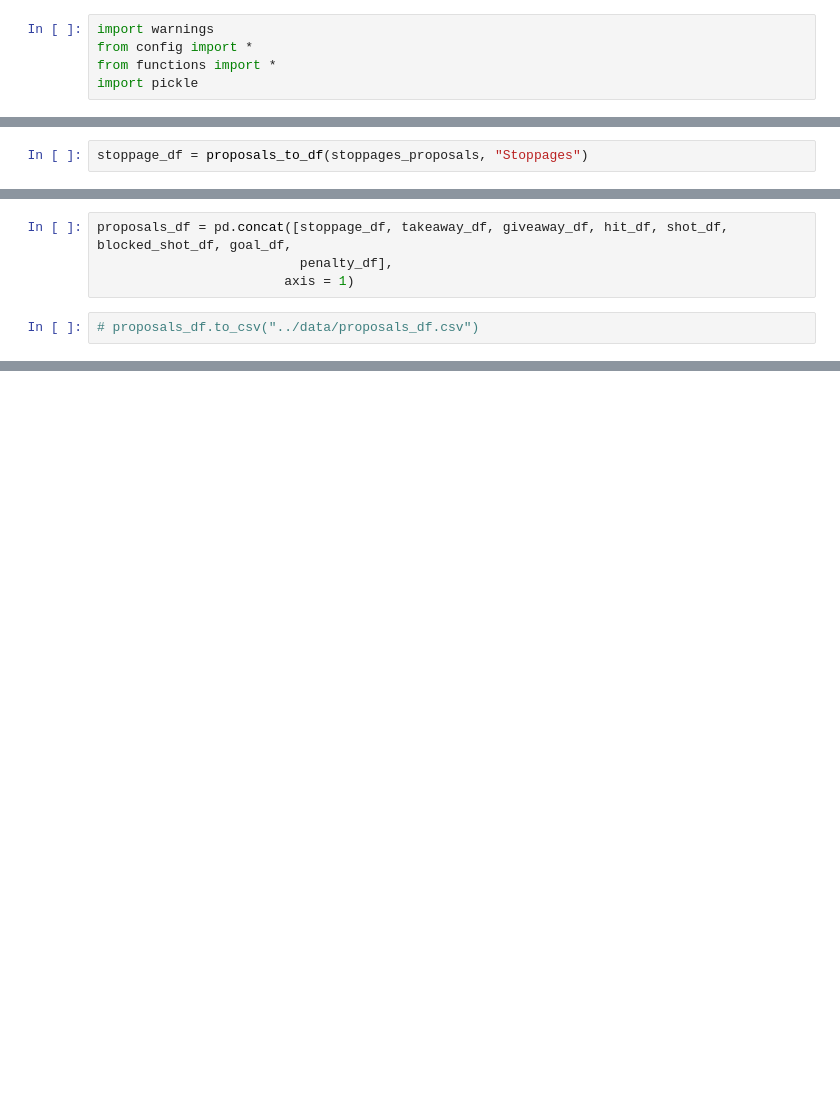
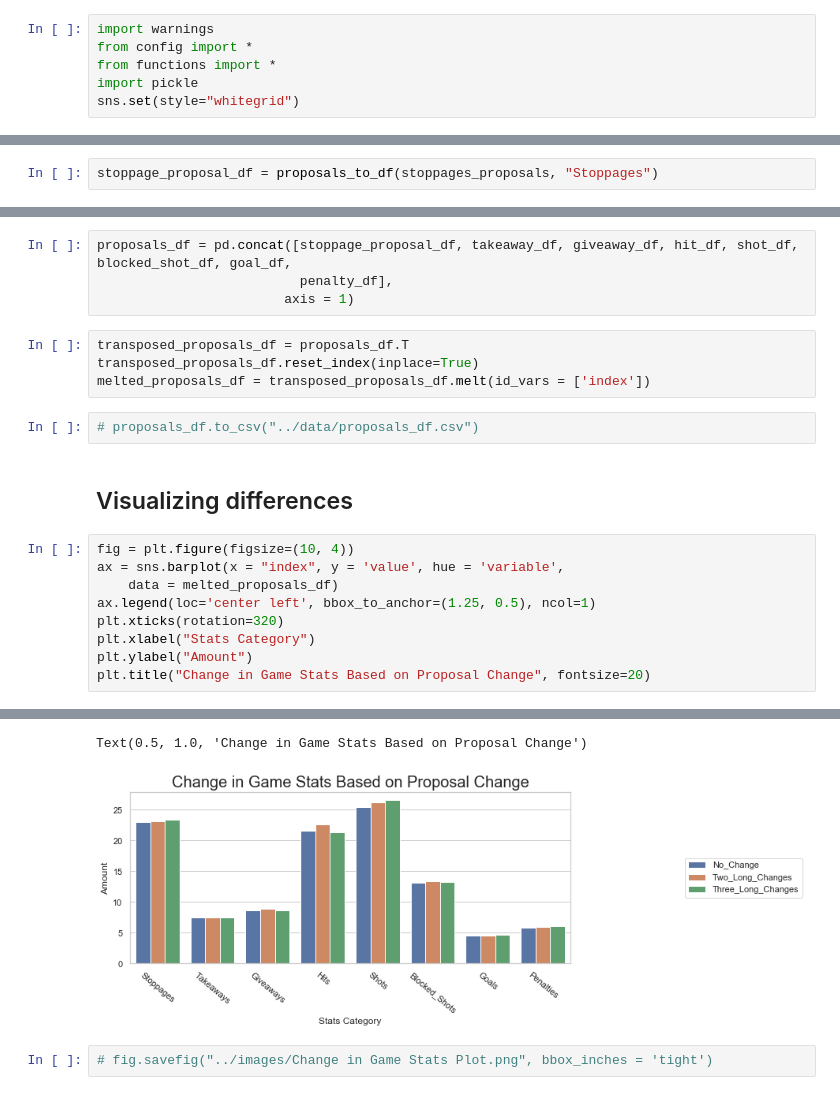
Before and after one commit to gregfeliu/Long-Change-Effect-in-NHL-Gameplay, a Jupyter notebook: notebooks/Analysis.ipynb, the cells around one changed output, grey strips where cells are left out. Cells and saved outputs as stored; diff of their text form; blank space fills up the shorter version.

```diff
--- a/notebooks/Analysis.ipynb
+++ b/notebooks/Analysis.ipynb
@@ -9,3 +18,4 @@ import warnings
 from config import *
 from functions import *
 import pickle
+sns.set(style="whitegrid")
@@ -163,7 +167,7 @@ stoppages_proposals
 # %% [output]
 {'No_Change': 23.03, 'Two_Long_Changes': 23.19, 'Three_Long_Changes': 23.46}
 # %%
-stoppage_df = proposals_to_df(stoppages_proposals, "Stoppages")
+stoppage_proposal_df = proposals_to_df(stoppages_proposals, "Stoppages")
 # %% [markdown]
 ## Takeaways
 # %%
@@ -428,8 +482,24 @@ winger_shift_avgs_df
 # %% [markdown]
 # Combining Data For Proposals
 # %%
-proposals_df = pd.concat([stoppage_df, takeaway_df, giveaway_df, hit_df, shot_df, blocked_shot_df, goal_df,
+proposals_df = pd.concat([stoppage_proposal_df, takeaway_df, giveaway_df, hit_df, shot_df, blocked_shot_df, goal_df,
                           penalty_df],
                         axis = 1)
+# %%
+transposed_proposals_df = proposals_df.T
+transposed_proposals_df.reset_index(inplace=True)
+melted_proposals_df = transposed_proposals_df.melt(id_vars = ['index'])
 # %%
 # proposals_df.to_csv("../data/proposals_df.csv")
+# %% [markdown]
+## Visualizing differences
+# %%
+fig = plt.figure(figsize=(10, 4))
+ax = sns.barplot(x = "index", y = 'value', hue = 'variable',
+    data = melted_proposals_df)
+ax.legend(loc='center left', bbox_to_anchor=(1.25, 0.5), ncol=1)
+plt.xticks(rotation=320)
+plt.xlabel("Stats Category")
+plt.ylabel("Amount")
+plt.title("Change in Game Stats Based on Proposal Change", fontsize=20)
+# %% [output]
@@ -435,0 +511,4 @@ proposals_df = pd.concat([stoppage_df, takeaway_df, giveaway_df, hit_df, shot_df
+Text(0.5, 1.0, 'Change in Game Stats Based on Proposal Change')
+[figure, added]
+# %%
+# fig.savefig("../images/Change in Game Stats Plot.png", bbox_inches = 'tight')
```
Also changed, not shown: parts of 20 cells of this notebook, 1 other file.
